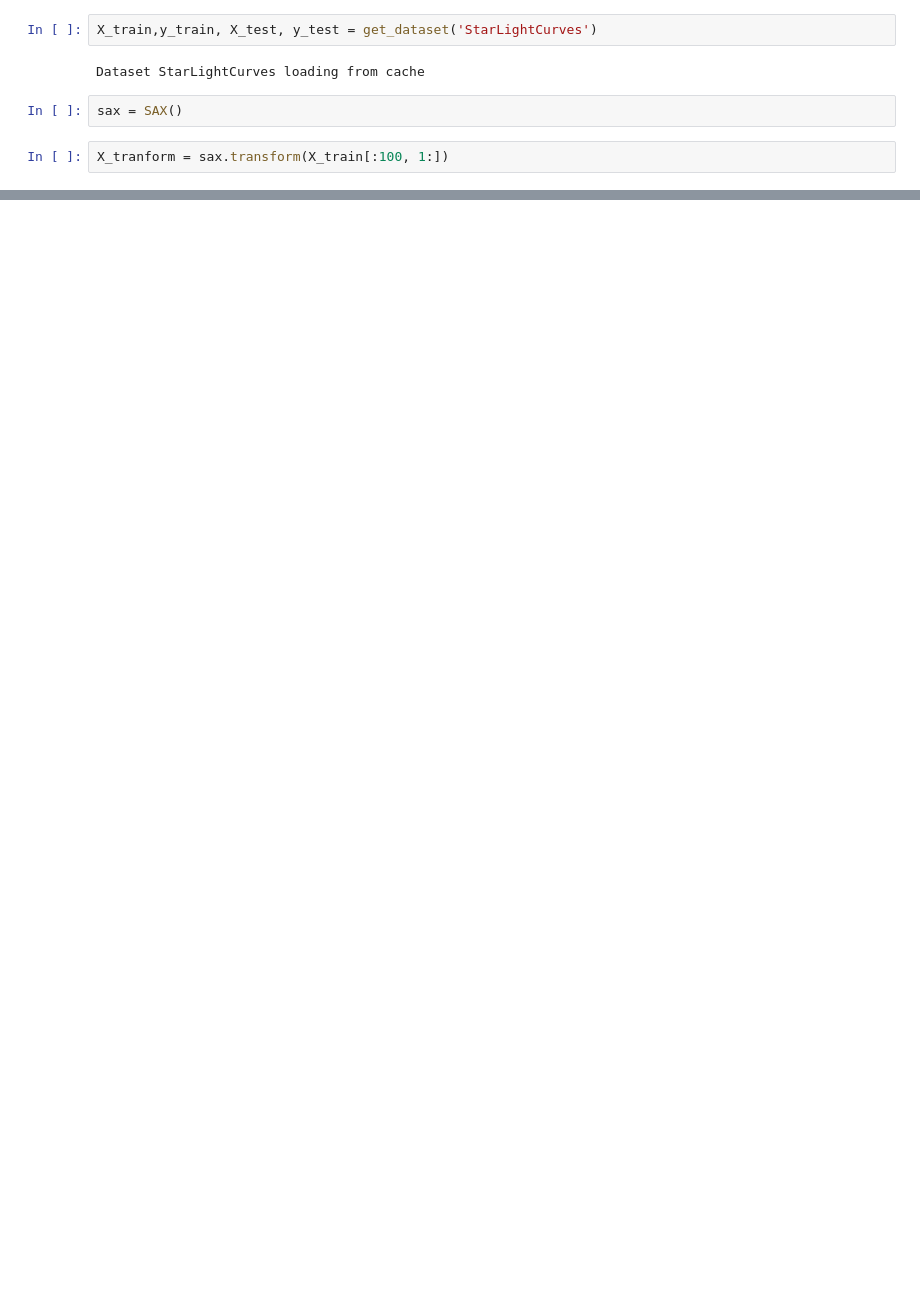
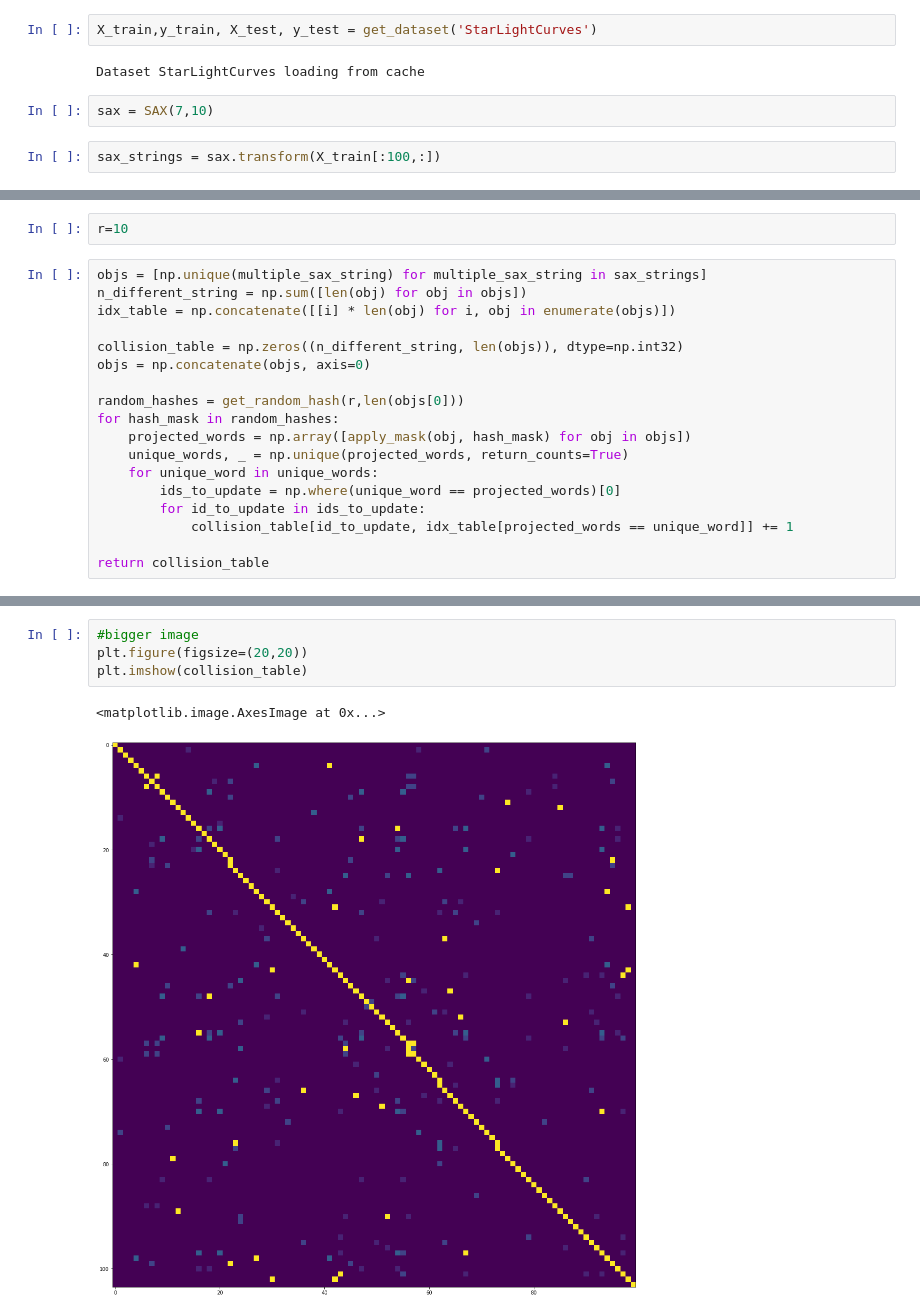
Before and after one commit to g0bel1n/fast_shapelets, a Jupyter notebook: notebooks/draft.ipynb, the cells around one changed output, grey strips where cells are left out. Drawn from its saved outputs; the diff is of its cells as text; blank space fills up the shorter version.

Commit message:
col_table

```diff
--- a/notebooks/draft.ipynb
+++ b/notebooks/draft.ipynb
@@ -15,6 +16,6 @@ X_train,y_train, X_test, y_test = get_dataset('StarLightCurves')
 # %% [output]
 Dataset StarLightCurves loading from cache
 # %%
-sax = SAX()
+sax = SAX(7,10)
 # %%
-X_tranform = sax.transform(X_train[:100, 1:])
+sax_strings = sax.transform(X_train[:100,:])
@@ -31,0 +32,20 @@ array(['dddddaaaaabbcccc', 'dddddbaaaabbcccc'], dtype='<U16')
+# %%
+r=10
+# %%
+objs = [np.unique(multiple_sax_string) for multiple_sax_string in sax_strings]
+n_different_string = np.sum([len(obj) for obj in objs])
+idx_table = np.concatenate([[i] * len(obj) for i, obj in enumerate(objs)])
+
+collision_table = np.zeros((n_different_string, len(objs)), dtype=np.int32)
+objs = np.concatenate(objs, axis=0)
+
+random_hashes = get_random_hash(r,len(objs[0]))
+for hash_mask in random_hashes:
+    projected_words = np.array([apply_mask(obj, hash_mask) for obj in objs])
+    unique_words, _ = np.unique(projected_words, return_counts=True)
+    for unique_word in unique_words:
+        ids_to_update = np.where(unique_word == projected_words)[0]
+        for id_to_update in ids_to_update:
+            collision_table[id_to_update, idx_table[projected_words == unique_word]] += 1
+
+return collision_table
@@ -31,0 +77,7 @@ array(['dddddaaaaabbcccc', 'dddddbaaaabbcccc'], dtype='<U16')
+# %%
+#bigger image
+plt.figure(figsize=(20,20))
+plt.imshow(collision_table)
+# %% [output]
+<matplotlib.image.AxesImage at 0x...>
+[figure, added]
```
Also changed, not shown: parts of 11 cells of this notebook, 2 other files.
